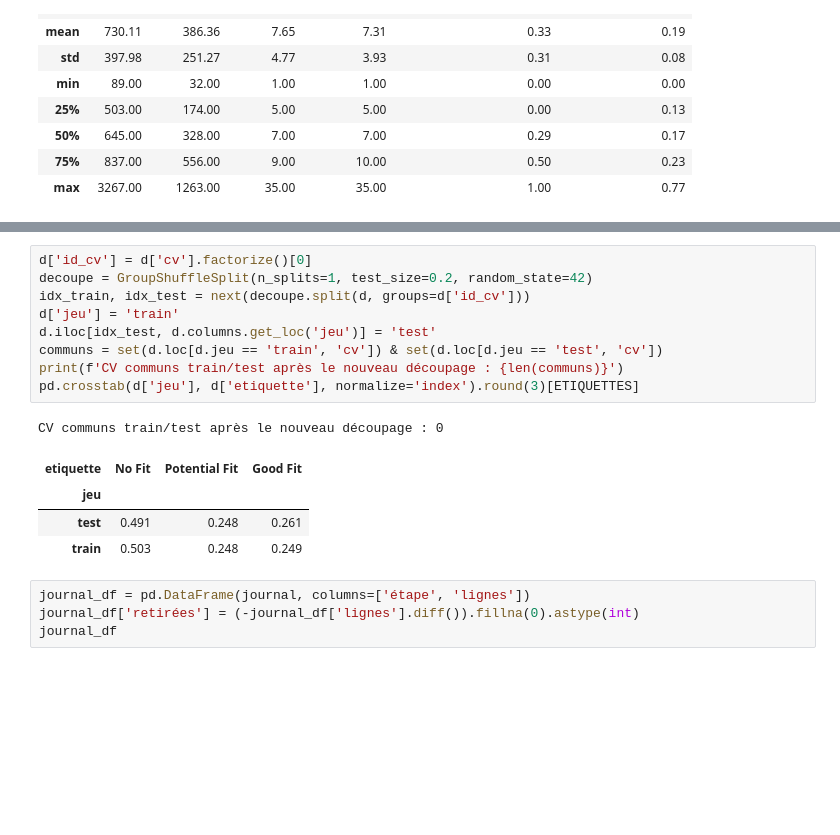
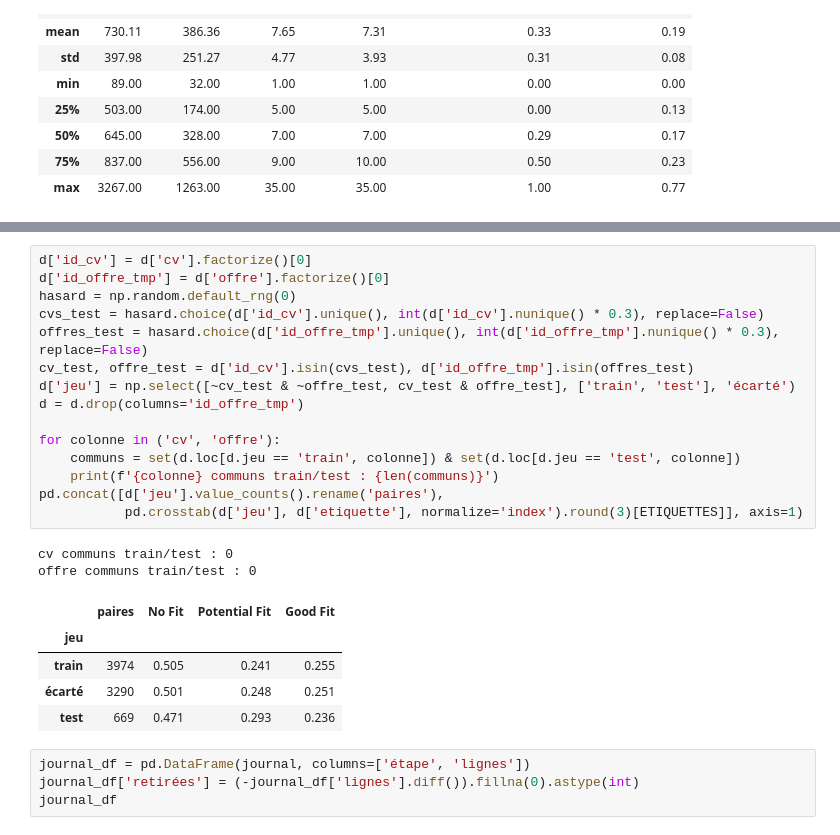
Before and after one commit to keni-esther/soutenance, a Jupyter notebook: analyse/analyse_donnees.ipynb, the cells around one changed output, grey strips where cells are left out. Saved outputs shown, nothing was run; the diff lists cells and outputs as text; blank space fills up the shorter version.

```diff
--- a/analyse/analyse_donnees.ipynb
+++ b/analyse/analyse_donnees.ipynb
@@ -330,18 +333,26 @@ On garde les deux colonnes : `source` (d'origine) et `jeu` (recommandé pour ré
 # %%
 d['id_cv'] = d['cv'].factorize()[0]
-decoupe = GroupShuffleSplit(n_splits=1, test_size=0.2, random_state=42)
-idx_train, idx_test = next(decoupe.split(d, groups=d['id_cv']))
-d['jeu'] = 'train'
-d.iloc[idx_test, d.columns.get_loc('jeu')] = 'test'
-communs = set(d.loc[d.jeu == 'train', 'cv']) & set(d.loc[d.jeu == 'test', 'cv'])
-print(f'CV communs train/test après le nouveau découpage : {len(communs)}')
-pd.crosstab(d['jeu'], d['etiquette'], normalize='index').round(3)[ETIQUETTES]
+d['id_offre_tmp'] = d['offre'].factorize()[0]
+hasard = np.random.default_rng(0)
+cvs_test = hasard.choice(d['id_cv'].unique(), int(d['id_cv'].nunique() * 0.3), replace=False)
+offres_test = hasard.choice(d['id_offre_tmp'].unique(), int(d['id_offre_tmp'].nunique() * 0.3), replace=False)
+cv_test, offre_test = d['id_cv'].isin(cvs_test), d['id_offre_tmp'].isin(offres_test)
+d['jeu'] = np.select([~cv_test & ~offre_test, cv_test & offre_test], ['train', 'test'], 'écarté')
+d = d.drop(columns='id_offre_tmp')
+
+for colonne in ('cv', 'offre'):
+    communs = set(d.loc[d.jeu == 'train', colonne]) & set(d.loc[d.jeu == 'test', colonne])
+    print(f'{colonne} communs train/test : {len(communs)}')
+pd.concat([d['jeu'].value_counts().rename('paires'),
+           pd.crosstab(d['jeu'], d['etiquette'], normalize='index').round(3)[ETIQUETTES]], axis=1)
 # %% [output]
-CV communs train/test après le nouveau découpage : 0
+cv communs train/test : 0
+offre communs train/test : 0
-| etiquette | No Fit | Potential Fit | Good Fit |
-| jeu |  |  |  |
-| test | 0.491 | 0.248 | 0.261 |
-| train | 0.503 | 0.248 | 0.249 |
+|  | paires | No Fit | Potential Fit | Good Fit |
+| jeu |  |  |  |  |
+| train | 3974 | 0.505 | 0.241 | 0.255 |
+| écarté | 3290 | 0.501 | 0.248 | 0.251 |
+| test | 669 | 0.471 | 0.293 | 0.236 |
 # %%
 journal_df = pd.DataFrame(journal, columns=['étape', 'lignes'])
 journal_df['retirées'] = (-journal_df['lignes'].diff()).fillna(0).astype(int)
```
Also changed, not shown: parts of 4 cells of this notebook, 8 other files.
